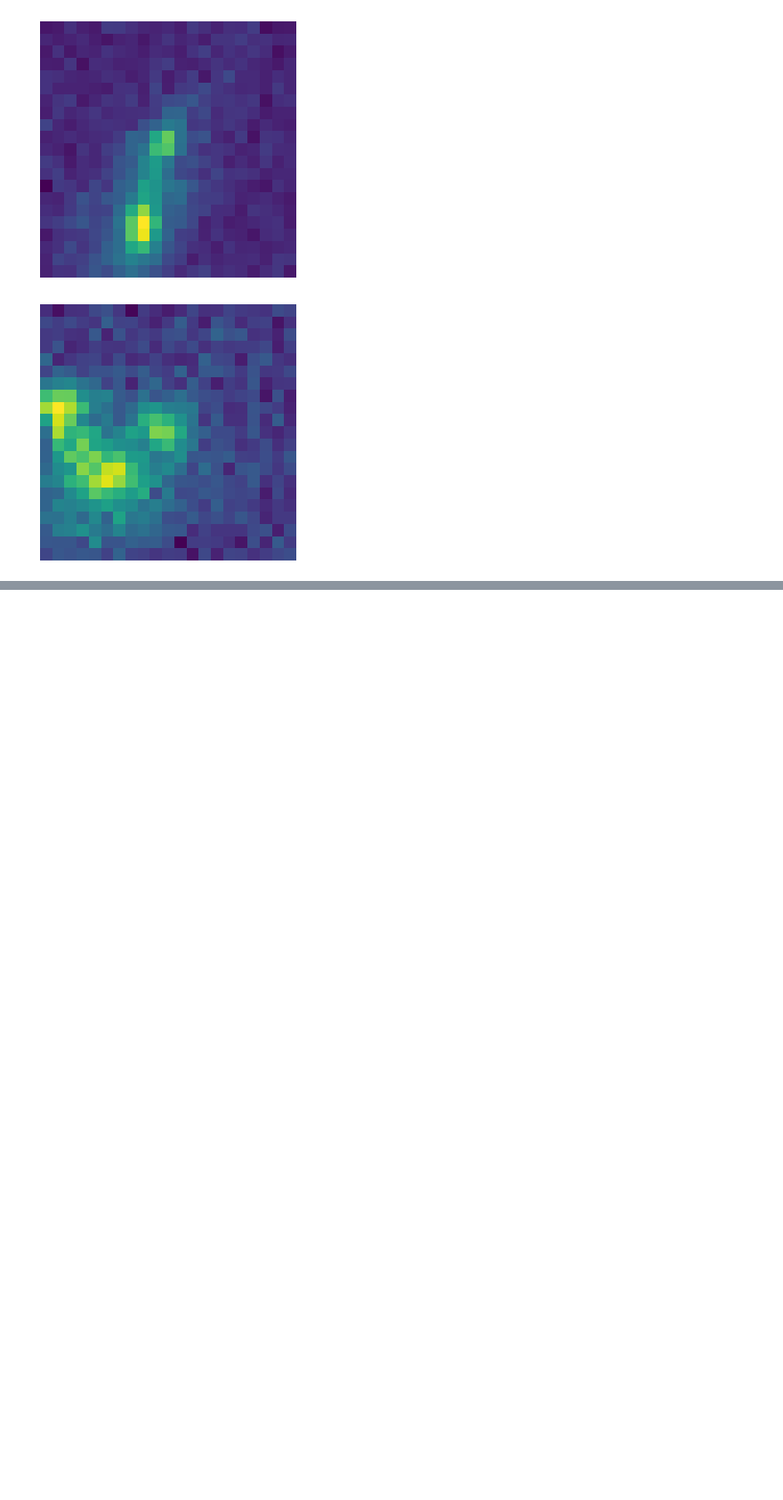
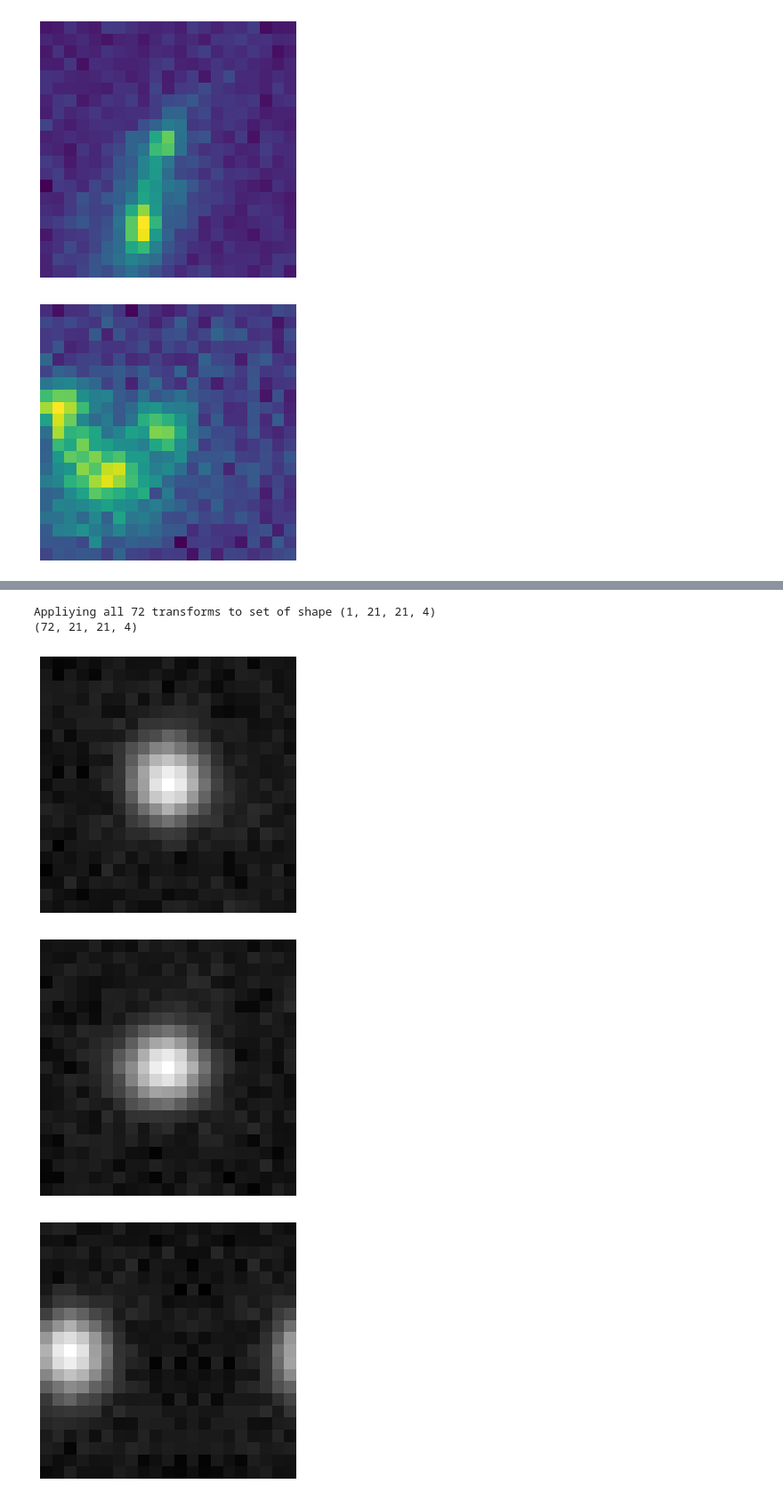
Before and after one commit to ReyesDeJong/AnomalyDetectionTransformations, a Jupyter notebook: figure_creation/Samples_visualizations.ipynb, the cells around one changed output, grey strips where cells are left out. Shown at 89% size. Drawn from its saved outputs; the diff is of its cells as text; code cells hidden in the pictures; blank space fills up the shorter version.

```diff
--- a/figure_creation/Samples_visualizations.ipynb
+++ b/figure_creation/Samples_visualizations.ipynb
@@ -303,0 +331,15 @@ plot_input_image(X_test[84], 0, name='single_real_ztf_grey_84')
+# %%
+transformed_samples, _ = trf72.apply_all_transforms(X_test[7][None,...])
+print(transformed_samples.shape)
+plot_input_image(transformed_samples[0], 3, name='single_real_ztf_grey_73_trf0')
+plot_input_image(transformed_samples[1], 3, name='single_real_ztf_grey_73_trf1')
+plot_input_image(transformed_samples[6], 3, name='single_real_ztf_grey_73_trf2')
+# plot_input_image(transformed_samples[71], 3, name='single_real_ztf_grey_73_trf71')
+plot_input_image(transformed_samples[35], 3, name='single_real_ztf_grey_73_trf71')
+plot_input_image(transformed_samples[5], 3, name='single_real_ztf_grey_73_trf71')
+# %% [output]
+Appliying all 72 transforms to set of shape (1, 21, 21, 4)
+(72, 21, 21, 4)
+[figure, added]
+[figure, added]
+[figure, added]
```
Also changed, not shown: parts of 5 cells of this notebook, 2 other files.
